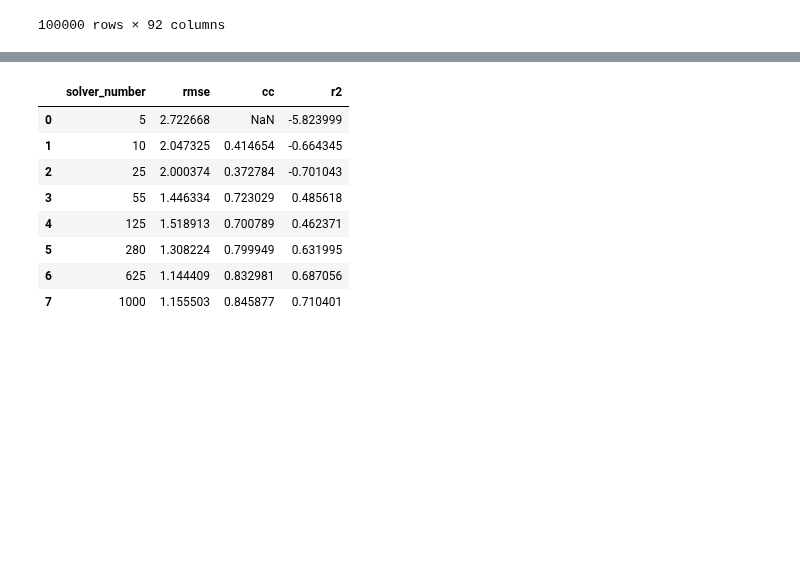
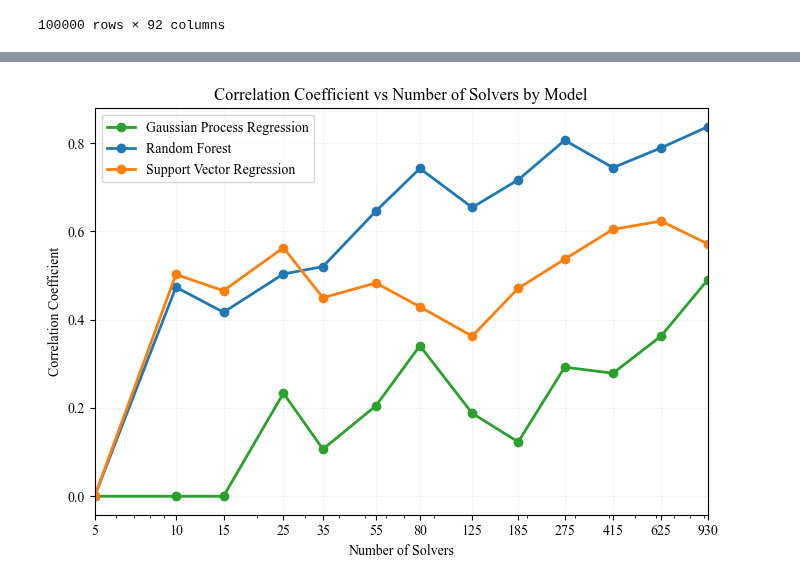
Before and after one commit to zakrzewow/raw-algorithm-portfolios, a Jupyter notebook: archive/phase1/comparison.ipynb, the cells around one changed output, grey strips where cells are left out. Saved outputs shown, nothing was run; the diff lists cells and outputs as text; code cells hidden in the pictures; blank space fills up the shorter version.

```diff
--- a/archive/phase1/comparison.ipynb
+++ b/archive/phase1/comparison.ipynb
@@ -259,2 +451,17 @@ Configuration(values={
+# %%
+models = {
+    "rf": {
+        "model": RandomForestRegressor(**rf_incumbent, n_jobs=-1, random_state=0),
+        "name": "Random Forest"
+    },
+    "svr": {
+        "model": SVR(**svr_incumbent),
+        "name": "Support Vector Regression"
+    },
+    "gpr": {
+        "model": GPRWithRBF(**gpr_incumbent),
+        "name": "Gaussian Process Regression"
+    },
+}
 # %%
 records = []
@@ -277,12 +505,31 @@ for solver_number in [5, 10, 25, 55, 125, 280, 625, 1000]:
-# %%
-pd.DataFrame(records)
-# %% [output]
-|  | solver_number | rmse | cc | r2 |
-| 0 | 5 | 2.722668 | NaN | -5.823999 |
-| 1 | 10 | 2.047325 | 0.414654 | -0.664345 |
-| 2 | 25 | 2.000374 | 0.372784 | -0.701043 |
-| 3 | 55 | 1.446334 | 0.723029 | 0.485618 |
-| 4 | 125 | 1.518913 | 0.700789 | 0.462371 |
-| 5 | 280 | 1.308224 | 0.799949 | 0.631995 |
-| 6 | 625 | 1.144409 | 0.832981 | 0.687056 |
-| 7 | 1000 | 1.155503 | 0.845877 | 0.710401 |
+# %%
+fig, ax = plt.subplots(figsize=(7, 5))
+
+df_plot = pd.DataFrame(records).fillna(0)
+
+unique_models = df_plot['model_name'].unique()
+colors = plt.cm.tab10(range(len(unique_models)))
+color_map = {model: colors[i] for i, model in enumerate(unique_models)}
+
+for model_name, group in df_plot.groupby('model_name'):
+    group = group.sort_values('solver_number')
+    plt.plot(
+        group['solver_number'],
+        group['cc'],
+        'o-',
+        label=model_name,
+        color=color_map[model_name],
+        linewidth=2,
+        markersize=6
+    )
+
+plt.xscale('log')
+plt.xlabel('Number of Solvers')
+plt.ylabel('Correlation Coefficient')
+plt.legend(loc='best', frameon=True)
+plt.xticks(df_plot['solver_number'].unique(), df_plot['solver_number'].unique())
+plt.title('Correlation Coefficient vs Number of Solvers by Model')
+plt.tight_layout()
+plt.show()
+# %% [output]
+[figure, added]
```
Also changed, not shown: parts of 19 cells of this notebook.
